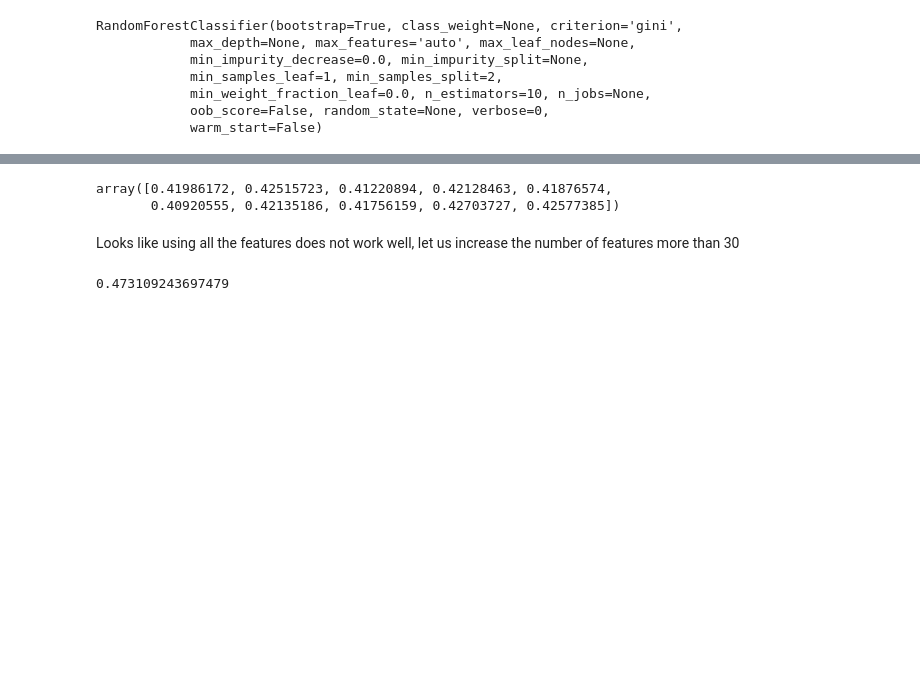
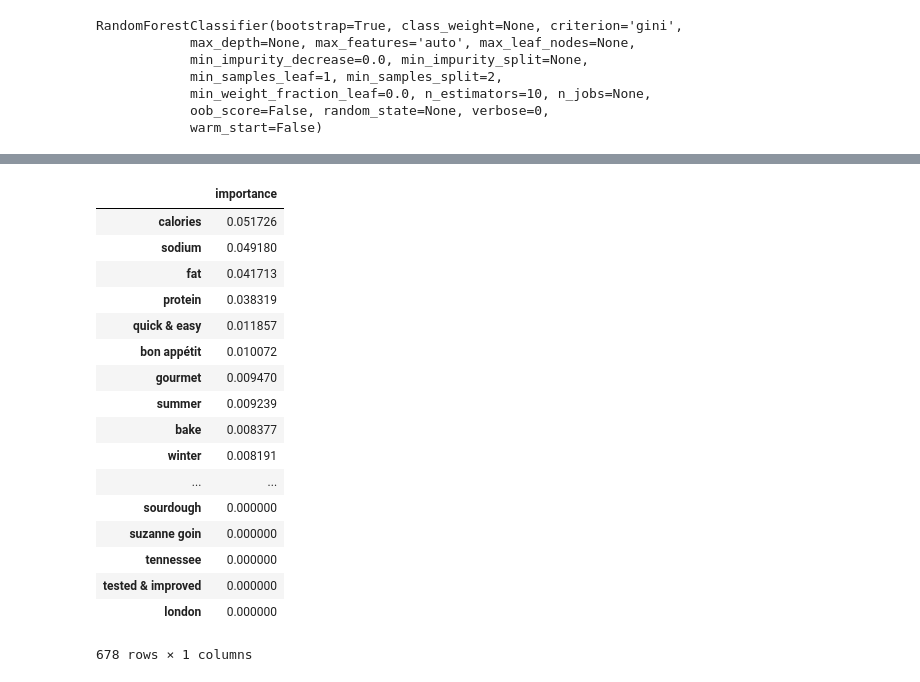
Before and after one commit to george1577/Thinkful_Data_Science, a Jupyter notebook: Drills_and_Assignments/Data_Science_Bootcamp/Unit_3_Deeper_into_supervised_learning/Lesson_4_Support_vector_machines/Guided_example_challenge/3.4.4+SVM+Regression+-+Guided+Example.ipynb, the cells around one changed output, grey strips where cells are left out. Cells and saved outputs as stored; diff of their text form; code cells hidden in the pictures; blank space fills up the shorter version.

```diff
--- a/Drills_and_Assignments/Data_Science_Bootcamp/Unit_3_Deeper_into_supervised_learning/Lesson_4_Support_vector_machines/Guided_example_challenge/3.4.4+SVM+Regression+-+Guided+Example.ipynb
+++ b/Drills_and_Assignments/Data_Science_Bootcamp/Unit_3_Deeper_into_supervised_learning/Lesson_4_Support_vector_machines/Guided_example_challenge/3.4.4+SVM+Regression+-+Guided+Example.ipynb
@@ -245,0 +275,25 @@ X_train.head()
+# %%
+# build a pipeline, incorporate gridsearch for imputing method, scale or not scale, as well as feature selection
+from sklearn.pipeline import Pipeline
+from sklearn.svm import LinearSVC
+lsvc = LinearSVC()
+pipe = Pipeline([
+       ('impute_and_scale', CustomQuantitativeImputer()),
+       ('classifier', lsvc)
+])
+
+params = ({
+    'impute_and_scale__strategy': ['mean', 'median'],
+    'impute_and_scale__scale': [False, True],
+    'classifier__C': [0.001, 0.01, 1, 10, 100],
+
+})
+
+# use gridsearch to find the best parameters
+from sklearn.model_selection import GridSearchCV
+grid = GridSearchCV(pipe, param_grid=params, cv=5)
+grid.fit(X_train, y_train)
+
+# print out the best parameters and best score
+print('Best parameters: {}'.format(grid.best_params_))
+print('Best scores: {}'.format(grid.best_score_))
@@ -245,0 +305,5 @@ X_train.head()
+# %%
+# apply the customize imputer on our train and test set
+cqi = CustomQuantitativeImputer(strategy='mean', scale=True)
+X_train_lsvc = cqi.fit_transform(X_train)
+X_test_lsvc = cqi.transform(X_test)
@@ -246,8 +317,5 @@ X_train.head()
 # %% [markdown]
 Our next step is to determine feature importance, we will use the random forest model so see which features are more important than others and select the top 30 for our model use
-# %%
-y_train = y_train.astype('str')
-y_test = y_test.astype('str')
 # %%
 from sklearn.ensemble import RandomForestClassifier
 rf = RandomForestClassifier()
@@ -602,8 +330,0 @@ array([0.4902577 , 0.49245283, 0.48835746, 0.49307305, 0.49118388,
-# %%
-# check cross validation score for approach 2
-cross_val_score(svc, new_data.drop(['title', 'rating'], axis=1), new_data['rating'].astype('str'), cv=10)
-# %% [output]
-array([0.41986172, 0.42515723, 0.41220894, 0.42128463, 0.41876574,
-       0.40920555, 0.42135186, 0.41756159, 0.42703727, 0.42577385])
-# %% [markdown]
-Looks like using all the features does not work well, let us increase the number of features more than 30
@@ -624,8 +330,0 @@ def test_score(n=30):
-# %%
-important = feature_importances.head(50).index
-X_train, X_test, y_train, y_test = train_test_split(new_data[important], new_data['rating'].astype('str'),
-                                                    test_size=0.3, random_state=1009)
-svc.fit(X_train, y_train)
-svc.score(X_test, y_test)
-# %% [output]
-0.473109243697479
@@ -631,0 +335,21 @@ svc.score(X_test, y_test)
+# %%
+feature_importances
+# %% [output]
+|  | importance |
+| calories | 0.051726 |
+| sodium | 0.049180 |
+| fat | 0.041713 |
+| protein | 0.038319 |
+| quick & easy | 0.011857 |
+| bon appétit | 0.010072 |
+| gourmet | 0.009470 |
+| summer | 0.009239 |
+| bake | 0.008377 |
+| winter | 0.008191 |
+| ... | ... |
+| sourdough | 0.000000 |
+| suzanne goin | 0.000000 |
+| tennessee | 0.000000 |
+| tested & improved | 0.000000 |
+| london | 0.000000 |
+678 rows × 1 columns
```
Also changed, not shown: parts of 67 cells of this notebook, 3 other files.
